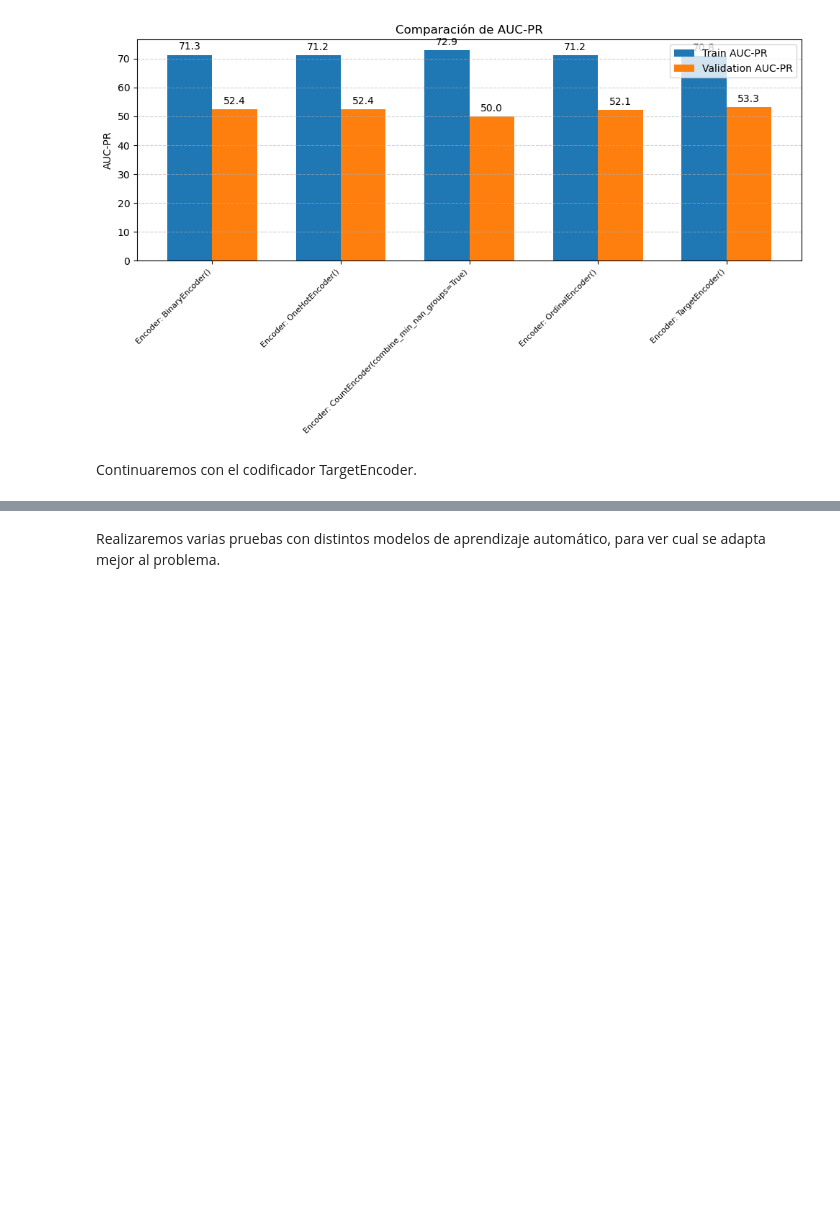
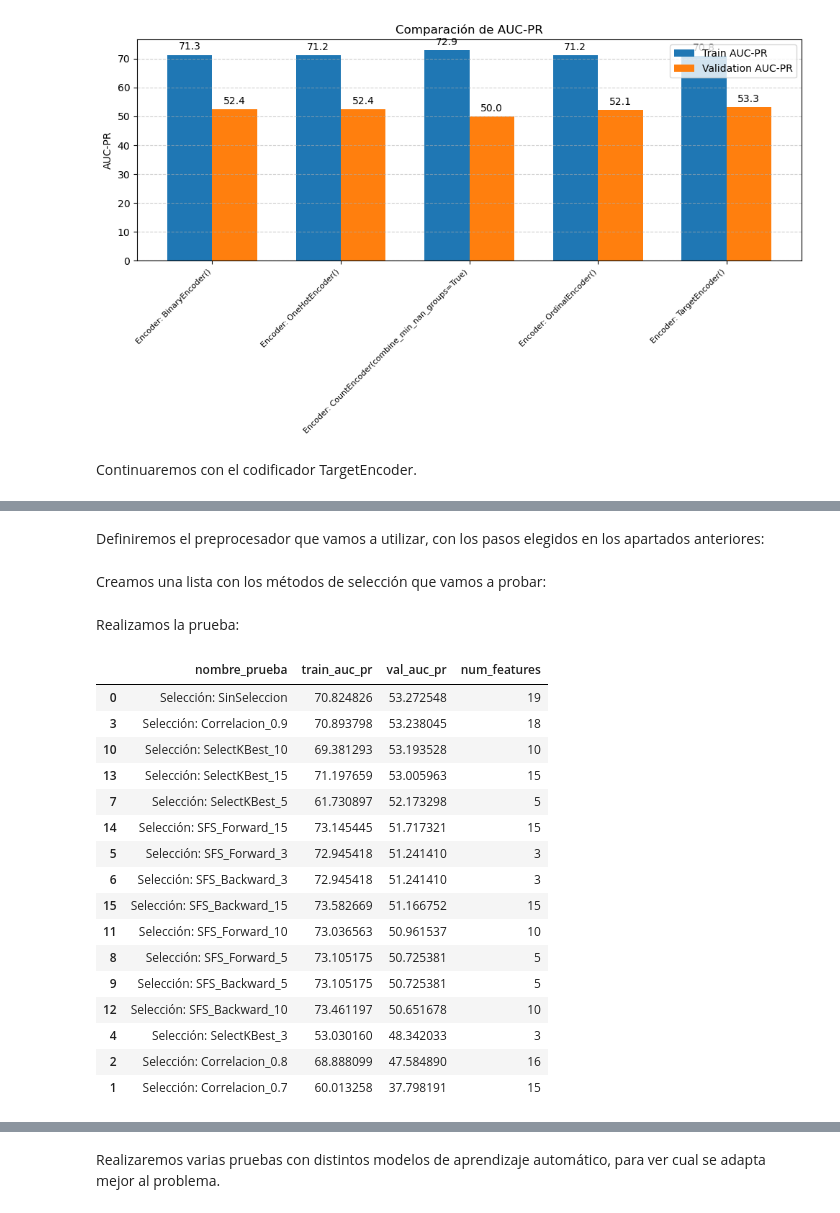
Before and after one commit to GOIH/MineriaDatos, a Jupyter notebook: analisis.ipynb, the cells around one changed output, grey strips where cells are left out. Cells and saved outputs as stored; diff of their text form; code cells hidden in the pictures; blank space fills up the shorter version.

```diff
--- a/analisis.ipynb
+++ b/analisis.ipynb
@@ -815,0 +873,6 @@ Continuaremos con el codificador TargetEncoder.
+# %%
+score_PR = metrics.make_scorer(score_func=metrics.average_precision_score,
+                               greater_is_better=True,
+                               response_method=['predict_proba', 'decision_function', 'predict'])
+# %% [markdown]
+Definiremos el preprocesador que vamos a utilizar, con los pasos elegidos en los apartados anteriores:
@@ -815,0 +907,2 @@ Continuaremos con el codificador TargetEncoder.
+# %% [markdown]
+Creamos una lista con los métodos de selección que vamos a probar:
@@ -815,0 +961,66 @@ Continuaremos con el codificador TargetEncoder.
+# %% [markdown]
+Realizamos la prueba:
+# %%
+resultados = []
+
+for nombre_metodo, selector in metodos_seleccion:
+    # Construímos la pipeline
+    steps = [('preprocessor', preprocessor)]
+
+    # Añadimos el paso de seleccionar variables si es necesario
+    if selector is not None:
+        steps.append(('selector', selector))
+
+    # Añadimos el clasificador base
+    steps.append(('clf', clf_base))
+
+    # Creamos el modelo
+    modelo = Pipeline(steps)
+
+    # Evaluación
+    train_auc_pr, val_auc_pr, cm_train, cm_val = obtener_resultados(modelo, X_train, y_train, X_val, y_val)
+
+    # Cálculo del número de características seleccionadas
+    if selector is None:
+        num_feats = X_train.shape[1]  # Sin selección, todas las características
+    elif isinstance(selector, SelectKBest) or isinstance(selector, SelectPercentile):
+        # Si es un filtro como SelectKBest o SelectPercentile
+        num_feats = np.sum(selector.get_support())  # Número de características seleccionadas
+    elif isinstance(selector, SequentialFeatureSelector):
+        # Si es un selector secuencial
+        num_feats = selector.n_features_to_select  # Número de características seleccionadas
+    elif hasattr(selector, 'variables_a_eliminar'):
+        # Si el selector tiene el atributo 'variables_a_eliminar', calculamos el número de características
+        num_feats = X_train.shape[1] - len(selector.variables_a_eliminar)
+    else:
+        num_feats = "N/A"  # En caso de que no se pueda determinar el número de características
+
+    # Guardar resultados (estructura simplificada)
+    resultados.append({
+        "nombre_prueba": f"Selección: {nombre_metodo}",
+        "train_auc_pr": train_auc_pr,
+        "val_auc_pr": val_auc_pr,
+        "num_features": num_feats
+    })
+
+# Resultados finales
+df_resultados = pd.DataFrame(resultados)
+display(df_resultados.sort_values('val_auc_pr', ascending=False))
+# %% [output]
+|  | nombre_prueba | train_auc_pr | val_auc_pr | num_features |
+| 0 | Selección: SinSeleccion | 70.824826 | 53.272548 | 19 |
+| 3 | Selección: Correlacion_0.9 | 70.893798 | 53.238045 | 18 |
+| 10 | Selección: SelectKBest_10 | 69.381293 | 53.193528 | 10 |
+| 13 | Selección: SelectKBest_15 | 71.197659 | 53.005963 | 15 |
+| 7 | Selección: SelectKBest_5 | 61.730897 | 52.173298 | 5 |
+| 14 | Selección: SFS_Forward_15 | 73.145445 | 51.717321 | 15 |
+| 5 | Selección: SFS_Forward_3 | 72.945418 | 51.241410 | 3 |
+| 6 | Selección: SFS_Backward_3 | 72.945418 | 51.241410 | 3 |
+| 15 | Selección: SFS_Backward_15 | 73.582669 | 51.166752 | 15 |
+| 11 | Selección: SFS_Forward_10 | 73.036563 | 50.961537 | 10 |
+| 8 | Selección: SFS_Forward_5 | 73.105175 | 50.725381 | 5 |
+| 9 | Selección: SFS_Backward_5 | 73.105175 | 50.725381 | 5 |
+| 12 | Selección: SFS_Backward_10 | 73.461197 | 50.651678 | 10 |
+| 4 | Selección: SelectKBest_3 | 53.030160 | 48.342033 | 3 |
+| 2 | Selección: Correlacion_0.8 | 68.888099 | 47.584890 | 16 |
+| 1 | Selección: Correlacion_0.7 | 60.013258 | 37.798191 | 15 |
```
Also changed, not shown: parts of 23 cells of this notebook.
